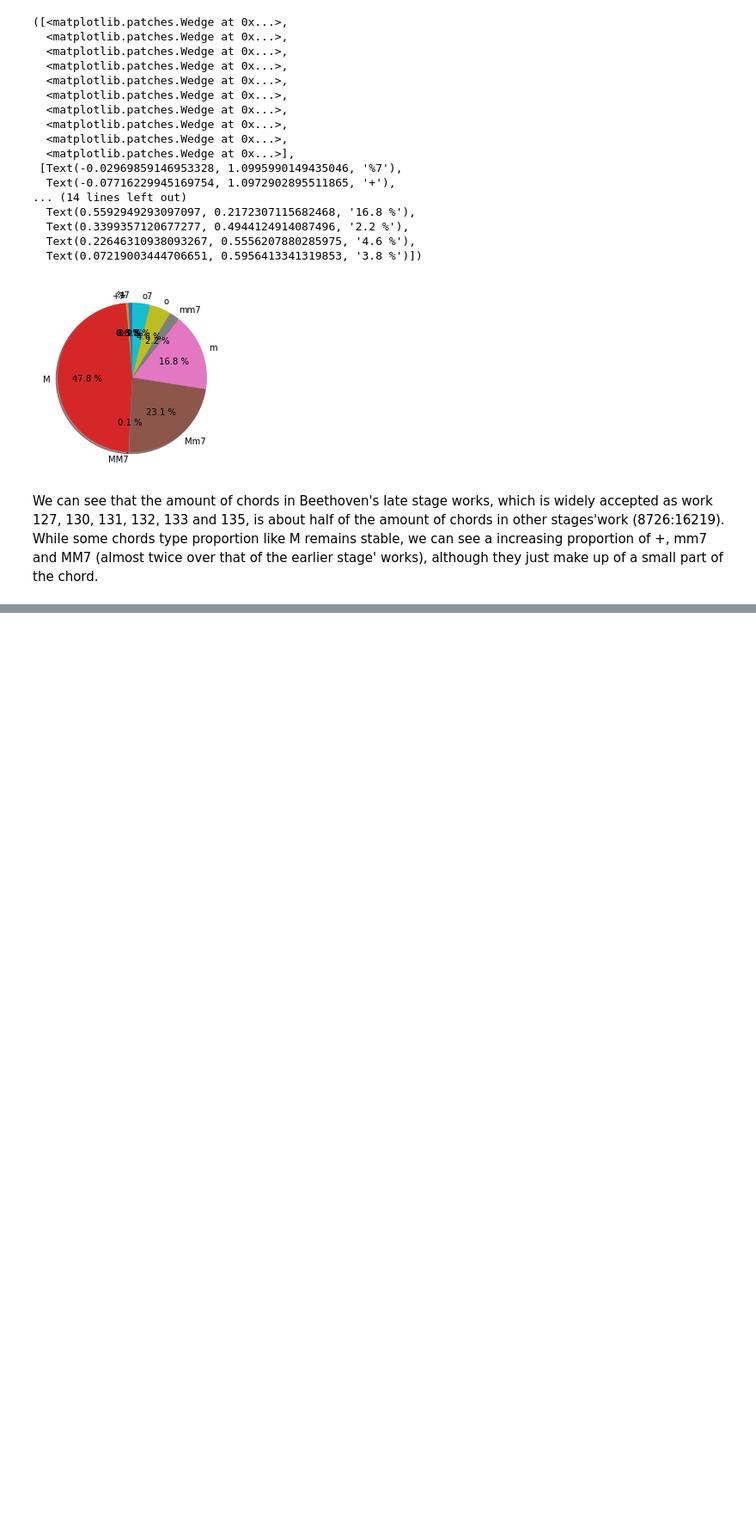
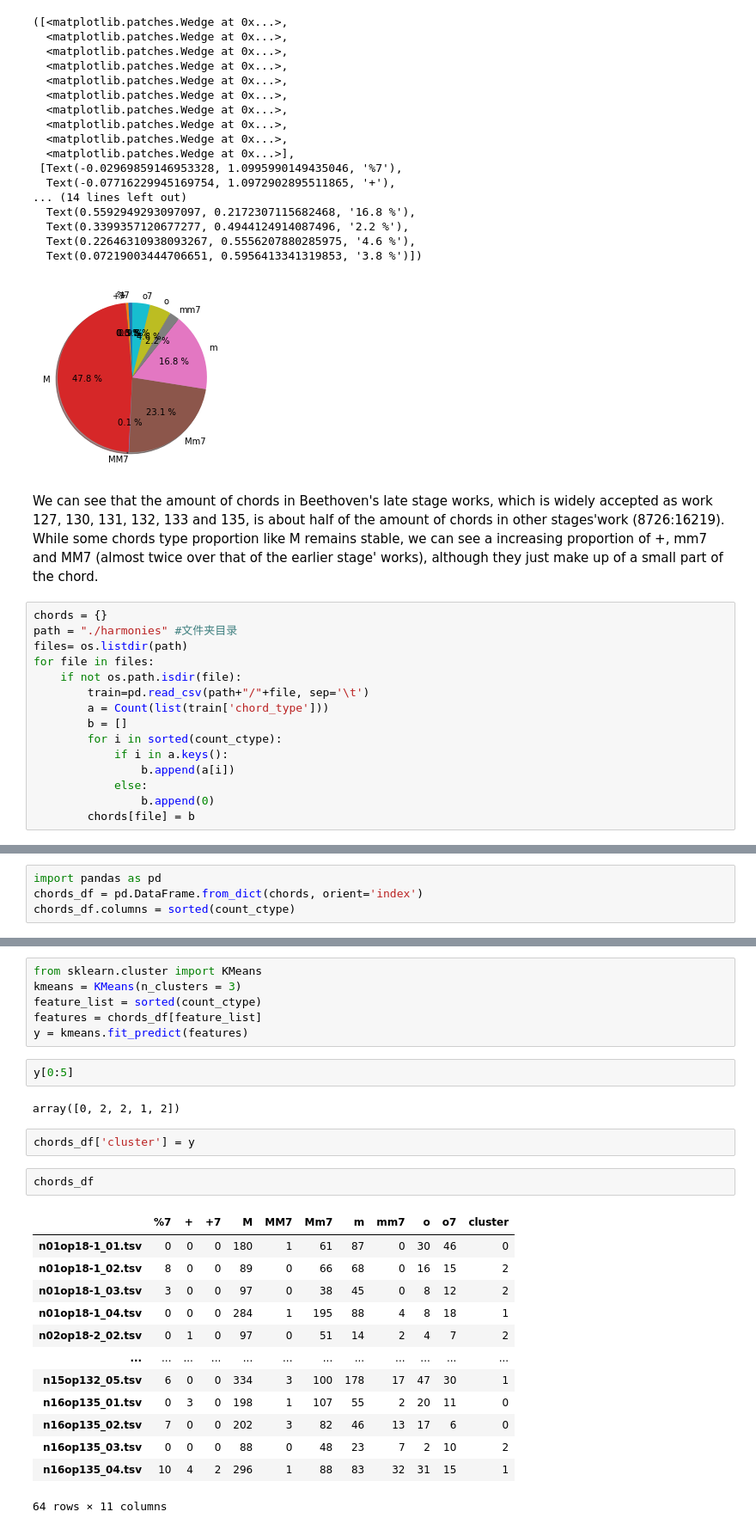
Before and after one commit to neilgogogo/digital_musicology, a Jupyter notebook: Chords counting.ipynb, the cells around one changed output, grey strips where cells are left out. Shown at 86% size. Saved outputs shown, nothing was run; the diff lists cells and outputs as text; blank space fills up the shorter version.

Commit message:
clustering chords

```diff
--- a/Chords counting.ipynb
+++ b/Chords counting.ipynb
@@ -228,3 +228,18 @@ plt.pie(x=late_count_ctype_fracs, labels=late_count_ctype_labels,autopct='%3.1f
 [figure]
 # %% [markdown]
 We can see that the amount of chords in Beethoven's late stage works, which is widely accepted as work 127, 130, 131, 132, 133 and 135, is about half of the amount of chords in other stages'work (8726:16219). While some chords type proportion like M remains stable, we can see a increasing proportion of +, mm7 and MM7 (almost twice over that of the earlier stage' works), although they just make up of a small part of the chord.
+# %%
+chords = {}
+path = "./harmonies" #文件夹目录
+files= os.listdir(path)
+for file in files:
+    if not os.path.isdir(file):
+        train=pd.read_csv(path+"/"+file, sep='\t')
+        a = Count(list(train['chord_type']))
+        b = []
+        for i in sorted(count_ctype):
+            if i in a.keys():
+                b.append(a[i])
+            else:
+                b.append(0)
+        chords[file] = b
@@ -230,0 +254,4 @@ We can see that the amount of chords in Beethoven's late stage works, which is w
+# %%
+import pandas as pd
+chords_df = pd.DataFrame.from_dict(chords, orient='index')
+chords_df.columns = sorted(count_ctype)
@@ -230,0 +267,28 @@ We can see that the amount of chords in Beethoven's late stage works, which is w
+# %%
+from sklearn.cluster import KMeans
+kmeans = KMeans(n_clusters = 3)
+feature_list = sorted(count_ctype)
+features = chords_df[feature_list]
+y = kmeans.fit_predict(features)
+# %%
+y[0:5]
+# %% [output]
+array([0, 2, 2, 1, 2])
+# %%
+chords_df['cluster'] = y
+# %%
+chords_df
+# %% [output]
+|  | %7 | + | +7 | M | MM7 | Mm7 | m | mm7 | o | o7 | cluster |
+| n01op18-1_01.tsv | 0 | 0 | 0 | 180 | 1 | 61 | 87 | 0 | 30 | 46 | 0 |
+| n01op18-1_02.tsv | 8 | 0 | 0 | 89 | 0 | 66 | 68 | 0 | 16 | 15 | 2 |
+| n01op18-1_03.tsv | 3 | 0 | 0 | 97 | 0 | 38 | 45 | 0 | 8 | 12 | 2 |
+| n01op18-1_04.tsv | 0 | 0 | 0 | 284 | 1 | 195 | 88 | 4 | 8 | 18 | 1 |
+| n02op18-2_02.tsv | 0 | 1 | 0 | 97 | 0 | 51 | 14 | 2 | 4 | 7 | 2 |
+| ... | ... | ... | ... | ... | ... | ... | ... | ... | ... | ... | ... |
+| n15op132_05.tsv | 6 | 0 | 0 | 334 | 3 | 100 | 178 | 17 | 47 | 30 | 1 |
+| n16op135_01.tsv | 0 | 3 | 0 | 198 | 1 | 107 | 55 | 2 | 20 | 11 | 0 |
+| n16op135_02.tsv | 7 | 0 | 0 | 202 | 3 | 82 | 46 | 13 | 17 | 6 | 0 |
+| n16op135_03.tsv | 0 | 0 | 0 | 88 | 0 | 48 | 23 | 7 | 2 | 10 | 2 |
+| n16op135_04.tsv | 10 | 4 | 2 | 296 | 1 | 88 | 83 | 32 | 31 | 15 | 1 |
+64 rows × 11 columns
```
Also changed, not shown: parts of 5 cells of this notebook.
